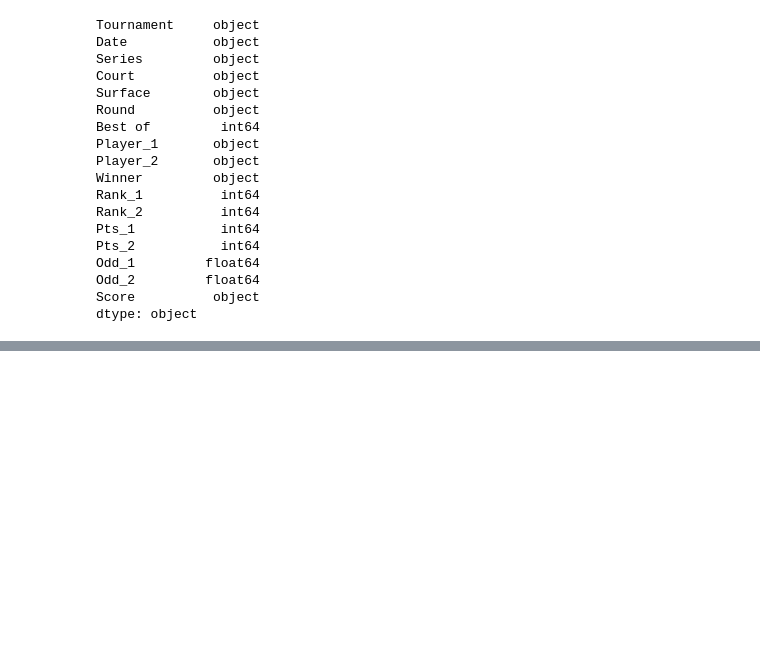
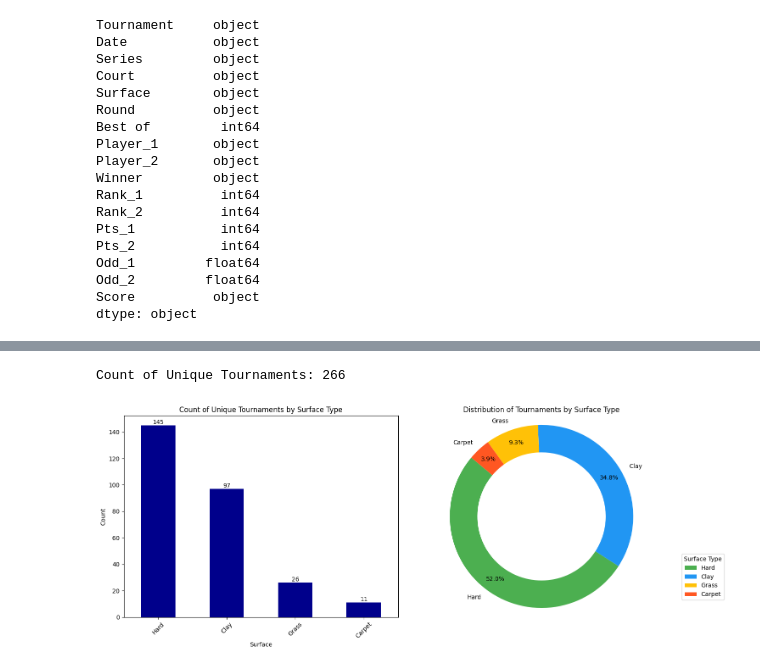
Before and after one commit to sxp189/usopen, a Jupyter notebook: atp_eda.ipynb, the cells around one changed output, grey strips where cells are left out. Drawn from its saved outputs; the diff is of its cells as text; code cells hidden in the pictures; blank space fills up the shorter version.

```diff
--- a/atp_eda.ipynb
+++ b/atp_eda.ipynb
@@ -107 +184,38 @@ dtype: object
+# %%
+# Display the count of unique Tournaments
+print("Count of Unique Tournaments:", dfatp['Tournament'].nunique())
+
+# Count of unique Tournaments by surface in a bar graph with data labels
+surface_counts = dfatp.groupby('Surface')['Tournament'].nunique().sort_values(ascending=False)
+
+# Create a figure with two subplots side by side
+fig, (ax1, ax2) = plt.subplots(1, 2, figsize=(15, 6))
+
+# Bar chart on the left
+surface_counts.plot(kind='bar', color='darkblue', ax=ax1)
+ax1.set_title('Count of Unique Tournaments by Surface Type')
+ax1.set_xlabel('Surface')
+ax1.set_ylabel('Count')
+
+# Add data labels on bars
+for index, value in enumerate(surface_counts):
+    ax1.text(index, value, str(value), ha='center', va='bottom')
+ax1.tick_params(axis='x', rotation=45)
+
+# Donut chart on the right
+ax2.pie(surface_counts,
+        labels=surface_counts.index,
+        autopct='%1.1f%%',
+        pctdistance=0.85,  # Move percentage labels closer to edge
+        startangle=140,
+        colors=['#4CAF50', '#2196F3', '#FFC107', '#FF5722'],
+        wedgeprops=dict(width=0.3))
+ax2.set_title('Distribution of Tournaments by Surface Type')
+ax2.axis('equal')
+ax2.legend(title='Surface Type', loc='center left', bbox_to_anchor=(1, 0.2))
+
+plt.tight_layout()
+# %% [output]
+Count of Unique Tournaments: 266
+[figure, added]
 # %%
```
Also changed, not shown: parts of 17 cells of this notebook, 2 other files.
